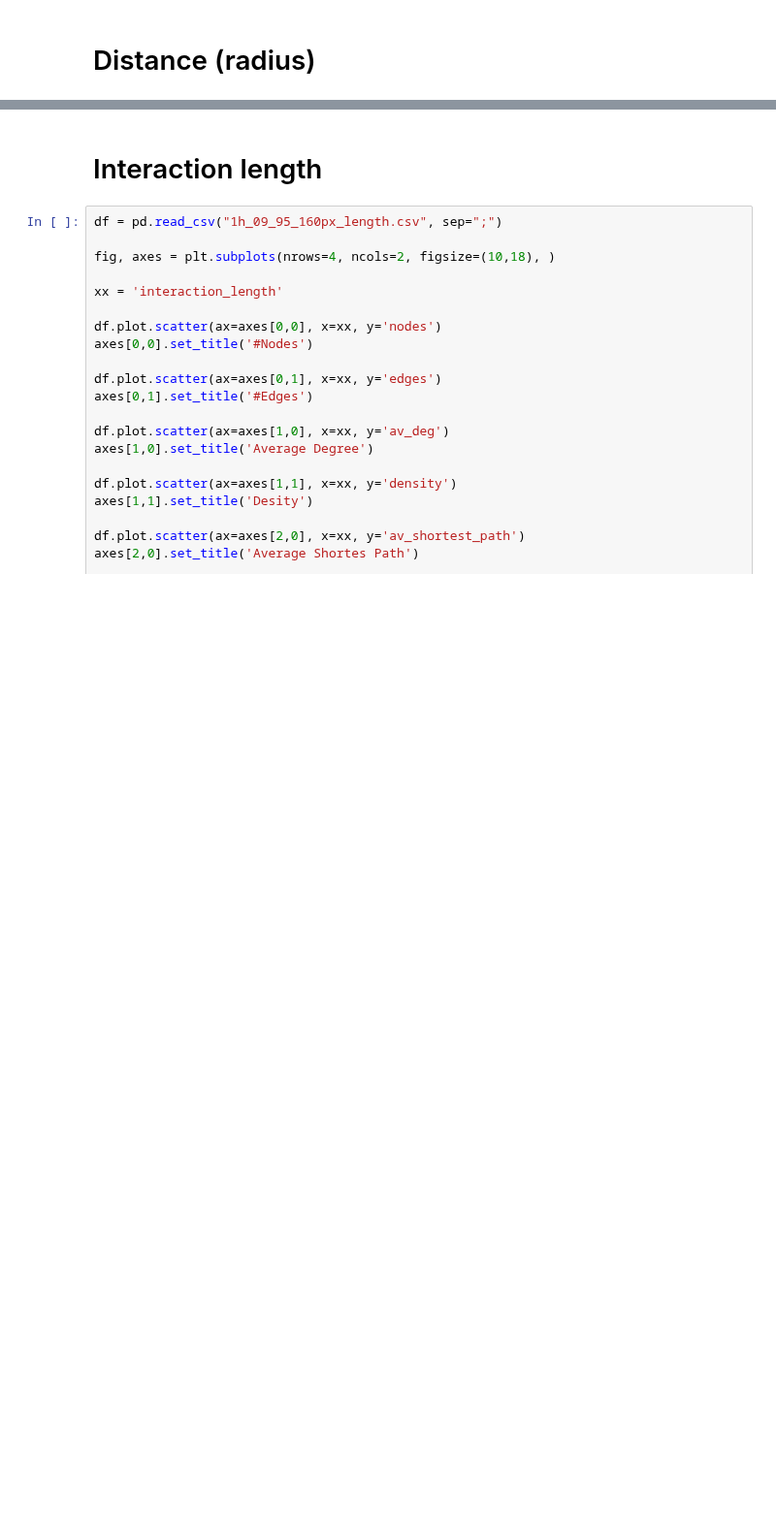
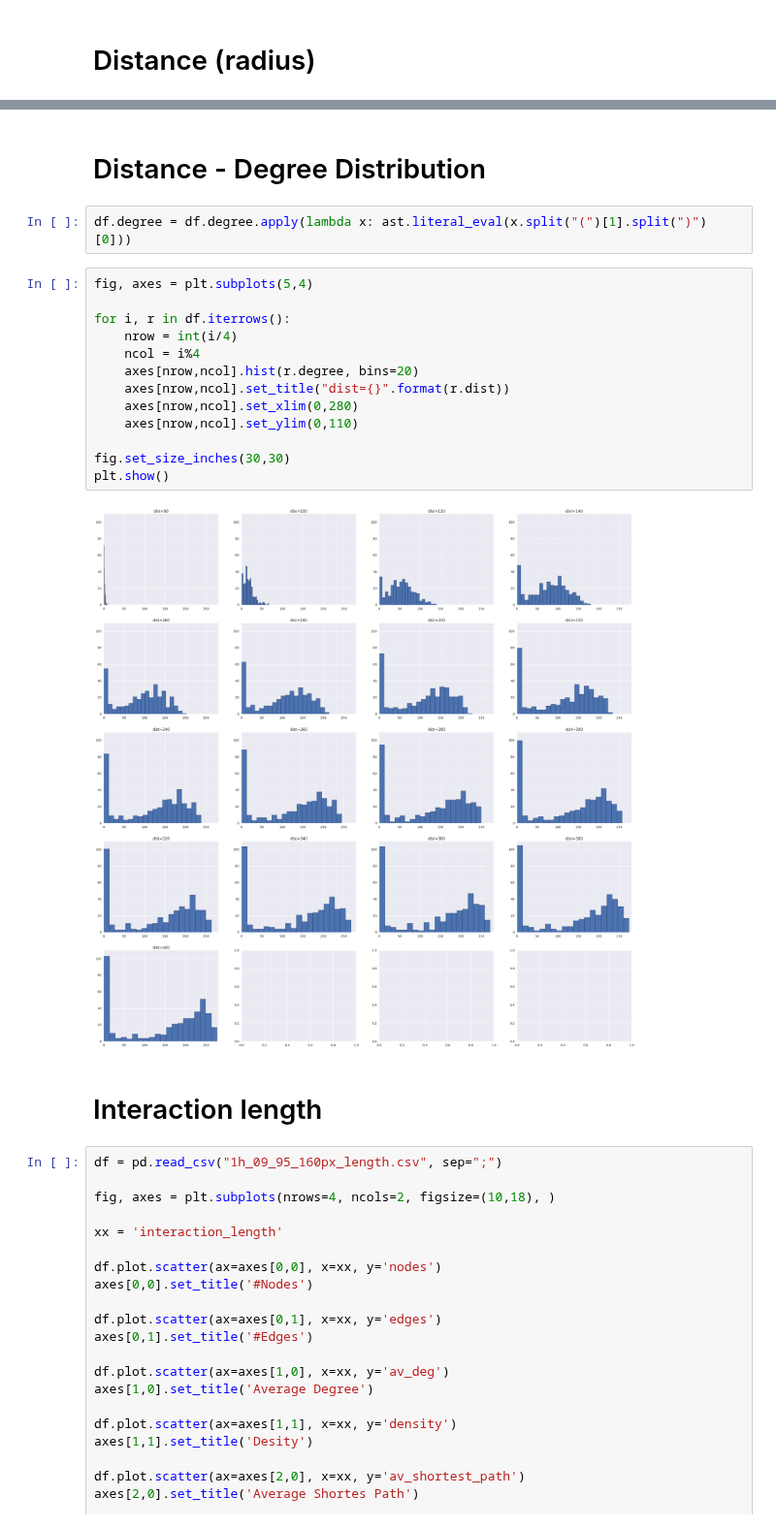
Before and after one commit to aschle/bees-sna, a Jupyter notebook: bib/Network_stat_plots_distance_interactionlength.ipynb, the cells around one changed output, grey strips where cells are left out. Shown at 97% size. Saved outputs shown, nothing was run; the diff lists cells and outputs as text; blank space fills up the shorter version.

Commit message:
Added degree distribution plot to network stat analysis (1h)

```diff
--- a/bib/Network_stat_plots_distance_interactionlength.ipynb
+++ b/bib/Network_stat_plots_distance_interactionlength.ipynb
@@ -41,6 +43,25 @@ axes[3,1].set_title('Diameter')
 # %% [output]
 <matplotlib.text.Text at 0x...>
 [figure]
+# %% [markdown]
+# Distance - Degree Distribution
+# %%
+df.degree = df.degree.apply(lambda x: ast.literal_eval(x.split("(")[1].split(")")[0]))
+# %%
+fig, axes = plt.subplots(5,4)
+
+for i, r in df.iterrows():
+    nrow = int(i/4)
+    ncol = i%4
+    axes[nrow,ncol].hist(r.degree, bins=20)
+    axes[nrow,ncol].set_title("dist={}".format(r.dist))
+    axes[nrow,ncol].set_xlim(0,280)
+    axes[nrow,ncol].set_ylim(0,110)
+
+fig.set_size_inches(30,30)
+plt.show()
+# %% [output]
+[figure, added]
 # %% [markdown]
 # Interaction length
 # %%
```
Also changed, not shown: parts of 8 cells of this notebook.
